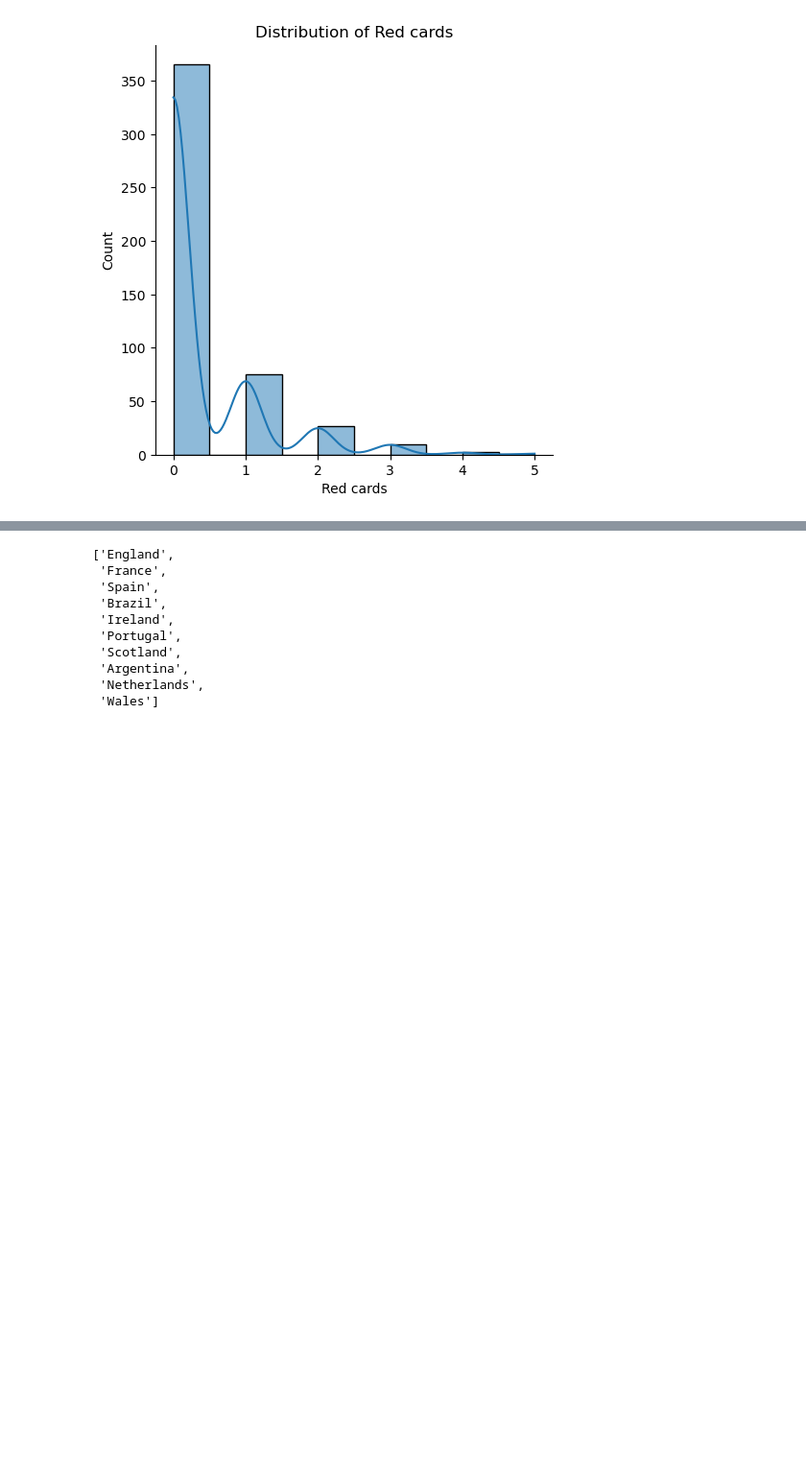
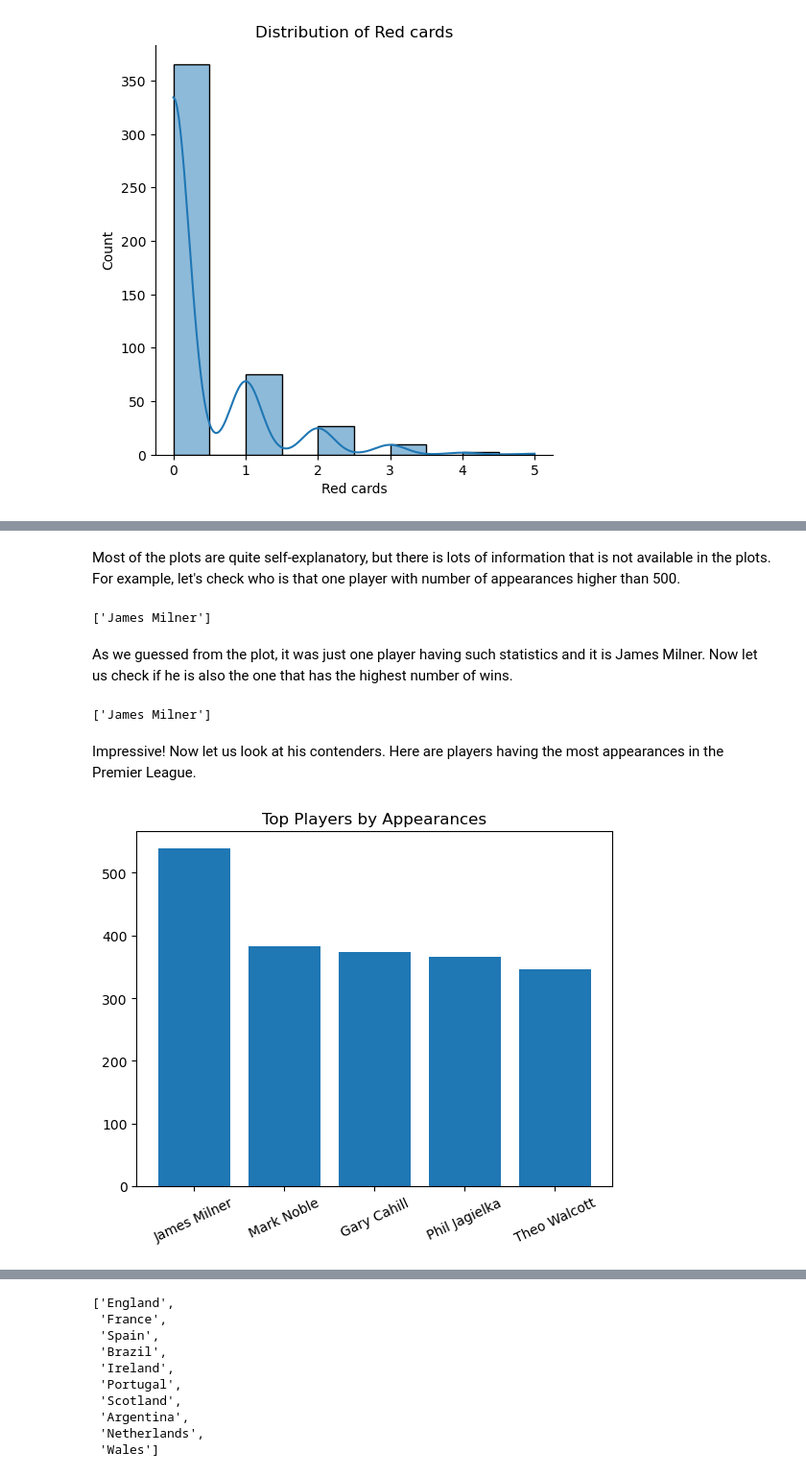
Before and after one commit to SonaBezirganyan/premier-league-stat-analysis, a Jupyter notebook: pl_stat_analysis.ipynb, the cells around one changed output, grey strips where cells are left out. Shown at 96% size. Saved outputs shown, nothing was run; the diff lists cells and outputs as text; code cells hidden in the pictures; blank space fills up the shorter version.

```diff
--- a/pl_stat_analysis.ipynb
+++ b/pl_stat_analysis.ipynb
@@ -289,3 +288,26 @@ Players with highest number of goals
+# %% [markdown]
+Most of the plots are quite self-explanatory, but there is lots of information that is not available in the plots. For example, let's check who is that one player with number of appearances higher than 500.
+# %%
+player_high_appearances = df[df['Appearances'] > 500]['Name'].values
+print(player_high_appearances)
+# %% [output]
+['James Milner']
+# %% [markdown]
+As we guessed from the plot, it was just one player having such statistics and it is James Milner. Now let us check if he is also the one that has the highest number of wins.
+# %%
+player_high_goals = df[df['Wins'] > 250]['Name'].values
+print(player_high_goals)
+# %% [output]
+['James Milner']
+# %% [markdown]
+Impressive! Now let us look at his contenders. Here are players having the most appearances in the Premier League.
+# %%
+df_sorted_app = df.sort_values(by="Appearances", ascending=False)
+plt.bar(df_sorted_app["Name"].head(), df_sorted_app["Appearances"].head())
+plt.title("Top Players by Appearances")
+plt.xticks(rotation=25);
+# %% [output]
+[figure, added]
 # %%
 df_sorted_goals = df.sort_values(by="Goals", ascending=False)
 plt.bar(df_sorted_goals["Name"].head(), df_sorted_goals["Goals"].head())
```
Also changed, not shown: parts of 49 cells of this notebook.
